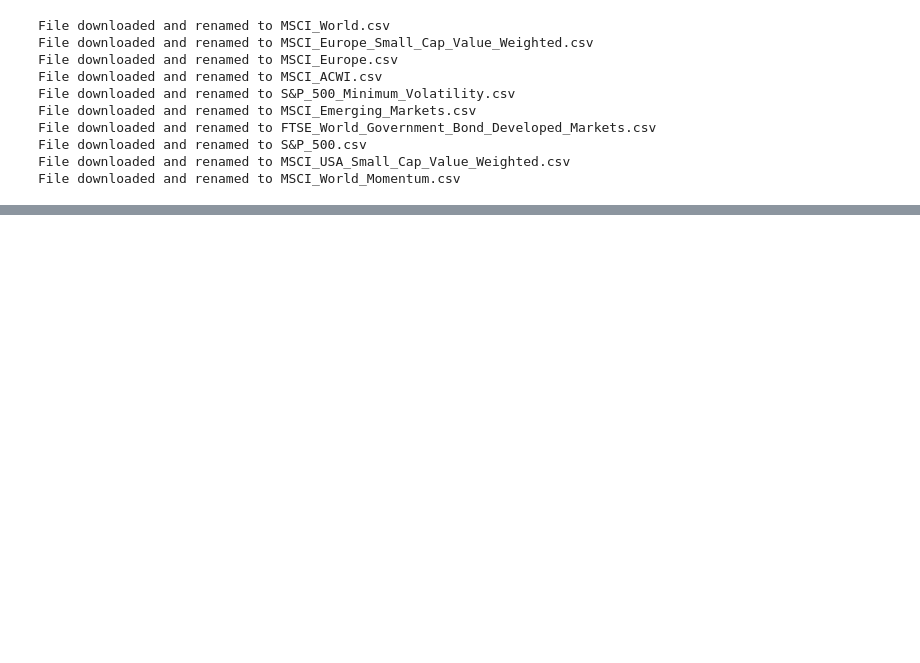
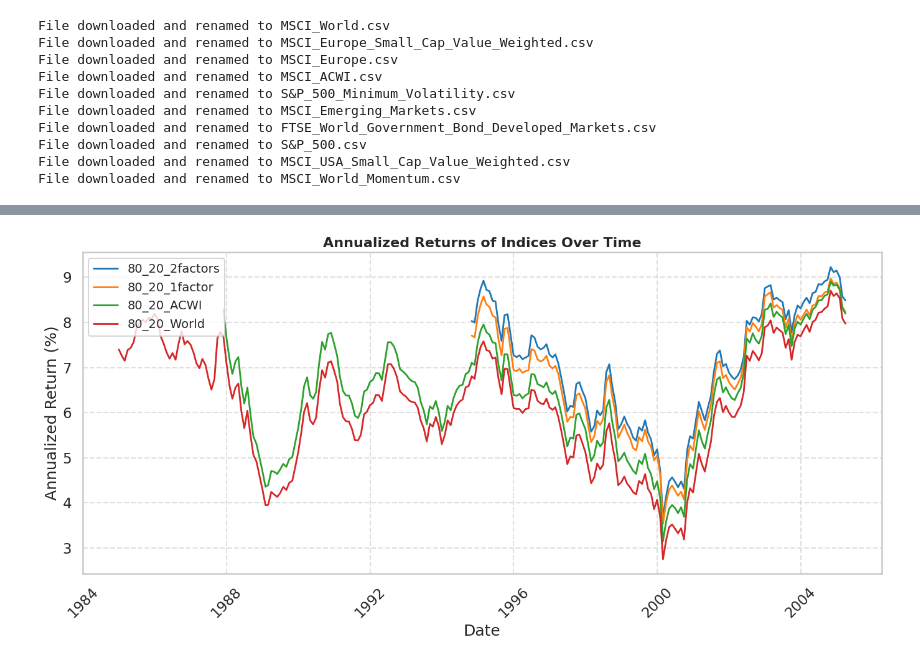
Before and after one commit to PhisicsLollo0/Finance4All, a Jupyter notebook: prices_scraping.ipynb, the cells around one changed output, grey strips where cells are left out. Cells and saved outputs as stored; diff of their text form; code cells hidden in the pictures; blank space fills up the shorter version.

Commit message:
added rolling windows

```diff
--- a/prices_scraping.ipynb
+++ b/prices_scraping.ipynb
@@ -23,17 +22,0 @@ data = get_data_updated_2025()
-# %%
-portfolio = { 'MSCI ACWI'                                      : 80-16,
-              'FTSE World Government Bond - Developed Markets' : 20,
-              'MSCI World Momentum'                            : 8,
-              'MSCI USA Small Cap Value Weighted'              : 5,
-              'MSCI Europe Small Cap Value Weighted'           : 3,
-            }
-
-# portfolio = { 'MSCI ACWI' : 100}
-
-years = 20  # Number of years for the rolling window
-
-ETFs    = list(portfolio.keys())
-weights = list(portfolio.values())
-
-data_selected = select_etfs(data, ETFs)
-data_selected
@@ -84,3 +22,0 @@ def plot_annualized_returns(results):
-# %%
-results = compute_portfolio_returns_combined(data_selected, weights, years=25)
-plot_annualized_returns(results)
@@ -88,0 +75,23 @@ plot_annualized_returns(results)
+# %%
+portfolios = ['80_20_2factors',
+              '80_20_1factor',
+              '80_20_ACWI',
+              '80_20_World']
+
+final_results = None
+for portfolio_name in portfolios:
+
+    portfolio = load_portfolio(portfolio_name)
+    data, weights = prune_data_portfolio(portfolio)
+
+    # Compute the returns
+    results = compute_portfolio_returns_combined(*prune_data_portfolio(portfolio), years=20)
+    results = results.rename(columns={results.columns[-1]: portfolio_name})
+    results[portfolio_name] = results[portfolio_name].round(5)
+
+    if final_results is None:
+        final_results = results
+    else:
+        final_results = merge_results(final_results, results)
+
+final_results
@@ -88,0 +112,4 @@ plot_annualized_returns(results)
+# %%
+plot_annualized_returns(final_results)
+# %% [output]
+[figure, added]
```
Also changed, not shown: parts of 9 cells of this notebook, 5 other files.
